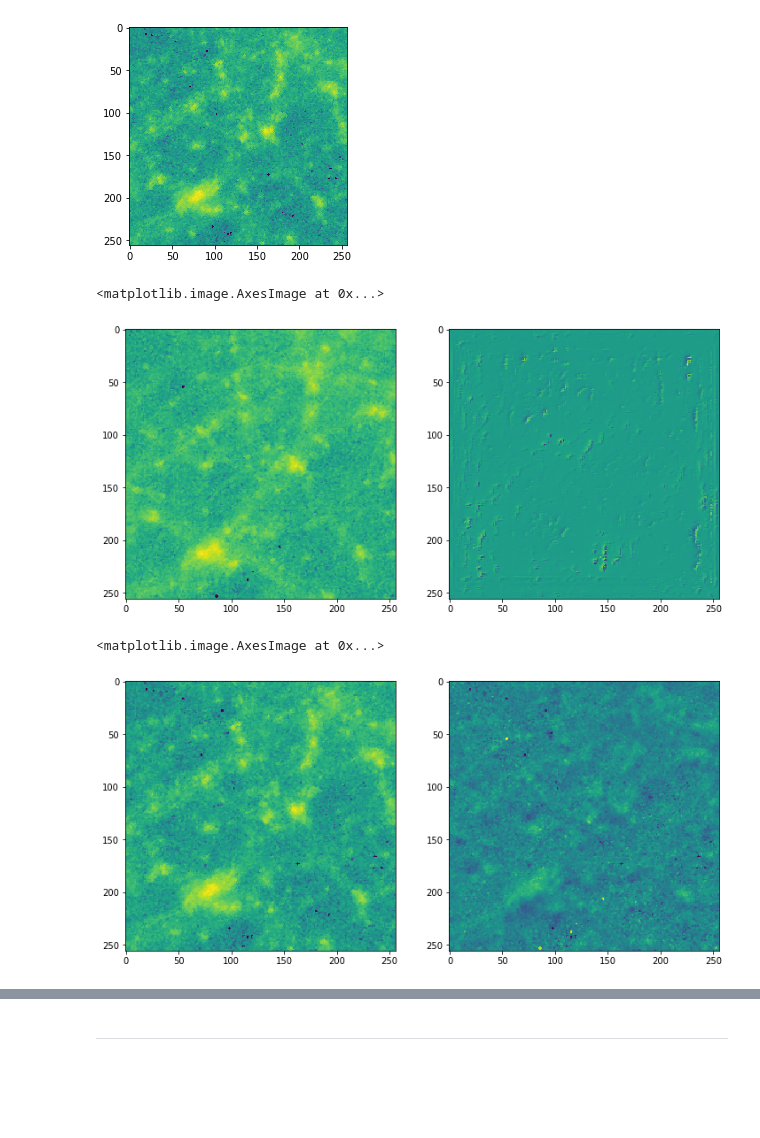
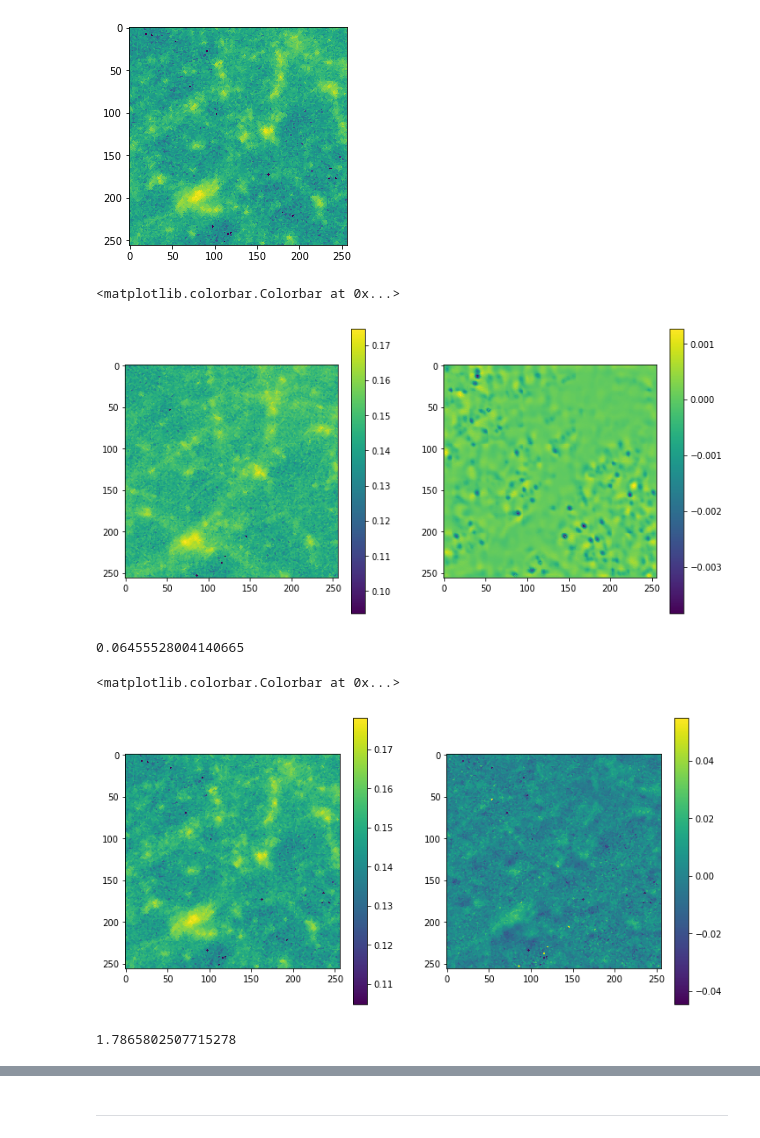
Before and after one commit to mclaughlin6464/uatu, a Jupyter notebook: notebooks/Local Attacks.ipynb, the cells around one changed output, grey strips where cells are left out. Saved outputs shown, nothing was run; the diff lists cells and outputs as text; code cells hidden in the pictures; blank space fills up the shorter version.

```diff
--- a/notebooks/Local Attacks.ipynb
+++ b/notebooks/Local Attacks.ipynb
@@ -148,7 +148,7 @@ targ_X = target_X[n, :, :, :].reshape((1, test_X.shape[1],\
                                 test_X.shape[2], test_X.shape[3]))
 #targ_X = (targ_X-mean)/(std)
 # %%
-n_steps = 1000
+n_steps = 100
 # %% [raw]
 net = 'normal'
 network_fname = '../networks/gupta_net_kappa-28900'
@@ -156,4 +156,11 @@ model_init_fn = gupta_network_init_fn
 cost_fn = standard_abs_cost_fn
 training=False
 adv = False
+# %%
+net = 'bayes'
+network_fname = '../networks/gupta_bayes_net_kappa-45000'
+model_init_fn = gupta_bayesian_network_init_fn
+cost_fn = original_bayes_cost_fn
+training=True
+adv = False
 # %% [raw]
@@ -166,13 +173,6 @@ adv = False
-# %%
-net = 'adversarial'
-network_fname = '../networks/gupta_net_kappa_adv_abs-9050'
-model_init_fn = gupta_adv_network_init_fn
-cost_fn = adversarial_standard_abs_cost_fn
-training=False
-adv = True
 # %%
 X_attacked = compute_attacked_map(model_init_fn, cost_fn, network_fname,\
-                            X, target_Y, n_steps = n_steps, training=training, adv=adv)
+                            X, target_Y, n_steps = n_steps, training=training, adv=adv, use_log_barrier = True)
 # %%
 true_samples = test(model_init_fn, X, network_fname,  100, training, adv=adv)
 attacked_samples = test(model_init_fn, X_attacked, network_fname,  100, training, adv=adv)
@@ -209,20 +209,32 @@ plt.imshow(targ_X[0,:,:,0])
 # %%
 diff = X[0,:,:,0] - X_attacked[0,:,:,0]
 fig = plt.figure(figsize = (12, 6))
 plt.subplot(121)
-plt.imshow(X.squeeze())
+im = plt.imshow(X.squeeze())
+plt.colorbar(im)
 plt.subplot(122)
-plt.imshow(diff)
+im = plt.imshow(-diff)
+plt.colorbar(im)
 # %% [output]
-<matplotlib.image.AxesImage at 0x...>
+<matplotlib.colorbar.Colorbar at 0x...>
-[figure, old version]
+[figure, new version]
+# %%
+np.linalg.norm(-diff)
+# %% [output]
+0.06455528004140665
 # %%
 diff = targ_X[0,:,:,0] - X[0,:,:,0]
 fig = plt.figure(figsize = (12, 6))
 plt.subplot(121)
-plt.imshow(targ_X[0,:,:,0].squeeze())
+im = plt.imshow(targ_X[0,:,:,0].squeeze())
+plt.colorbar(im)
 plt.subplot(122)
-plt.imshow(diff)
+im = plt.imshow(diff)
+plt.colorbar(im)
 # %% [output]
-<matplotlib.image.AxesImage at 0x...>
+<matplotlib.colorbar.Colorbar at 0x...>
-[figure, old version]
+[figure, new version]
+# %%
+np.linalg.norm(diff)
+# %% [output]
+1.7865802507715278
```
Also changed, not shown: parts of 10 cells of this notebook.
